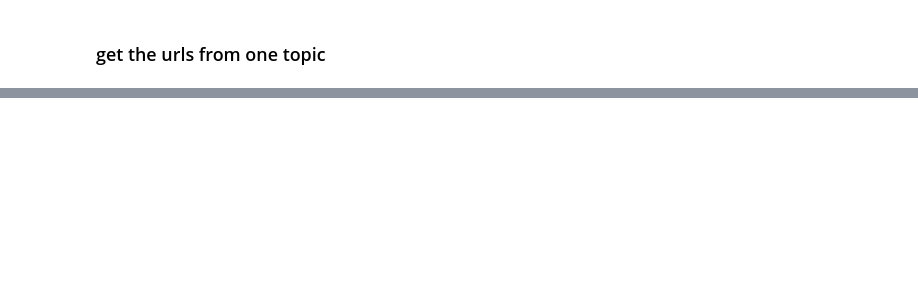
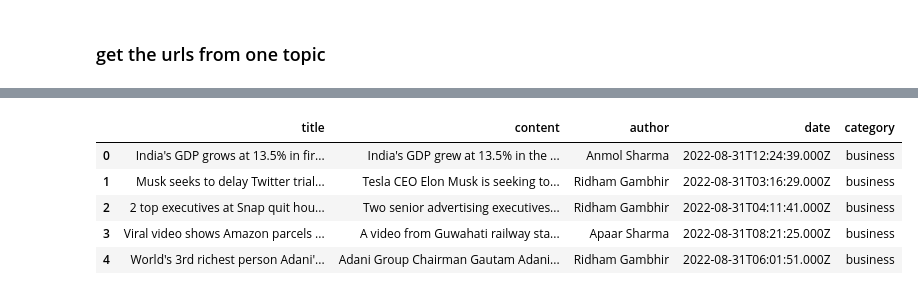
Before and after one commit to Chenchen070/NLP, a Jupyter notebook: web_scraping_exercises.ipynb, the cells around one changed output, grey strips where cells are left out. Cells and saved outputs as stored; diff of their text form; code cells hidden in the pictures; blank space fills up the shorter version.

```diff
--- a/web_scraping_exercises.ipynb
+++ b/web_scraping_exercises.ipynb
@@ -172,0 +318,10 @@ soup.find("body > div.container > div > div.card-stack")
+# %%
+news = get_all_news(topics = ["business", "sports", "technology", "entertainment"])
+news.head()
+# %% [output]
+|  | title | content | author | date | category |
+| 0 | India's GDP grows at 13.5% in fir... | India's GDP grew at 13.5% in the ... | Anmol Sharma | 2022-08-31T12:24:39.000Z | business |
+| 1 | Musk seeks to delay Twitter trial... | Tesla CEO Elon Musk is seeking to... | Ridham Gambhir | 2022-08-31T03:16:29.000Z | business |
+| 2 | 2 top executives at Snap quit hou... | Two senior advertising executives... | Ridham Gambhir | 2022-08-31T04:11:41.000Z | business |
+| 3 | Viral video shows Amazon parcels ... | A video from Guwahati railway sta... | Apaar Sharma | 2022-08-31T08:21:25.000Z | business |
+| 4 | World's 3rd richest person Adani'... | Adani Group Chairman Gautam Adani... | Ridham Gambhir | 2022-08-31T06:01:51.000Z | business |
```
Also changed, not shown: parts of 12 cells of this notebook.
